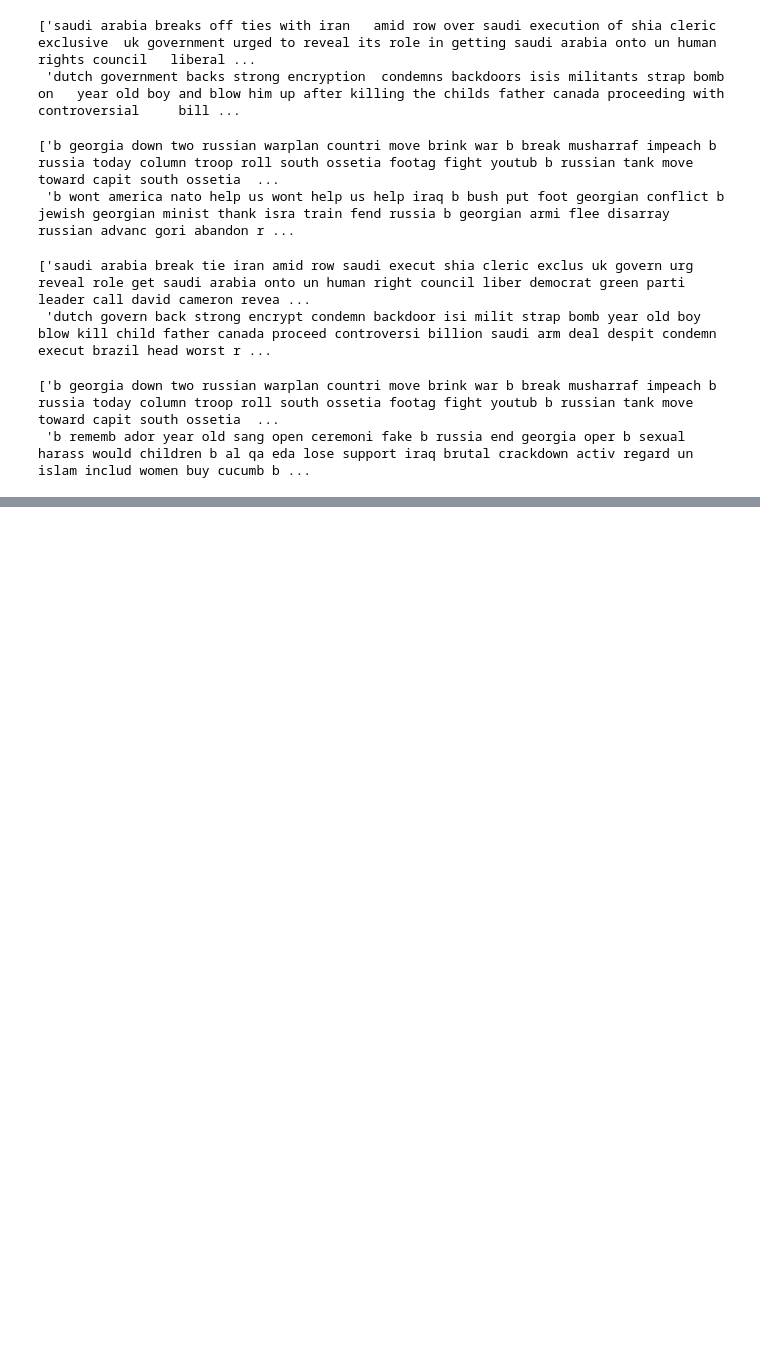
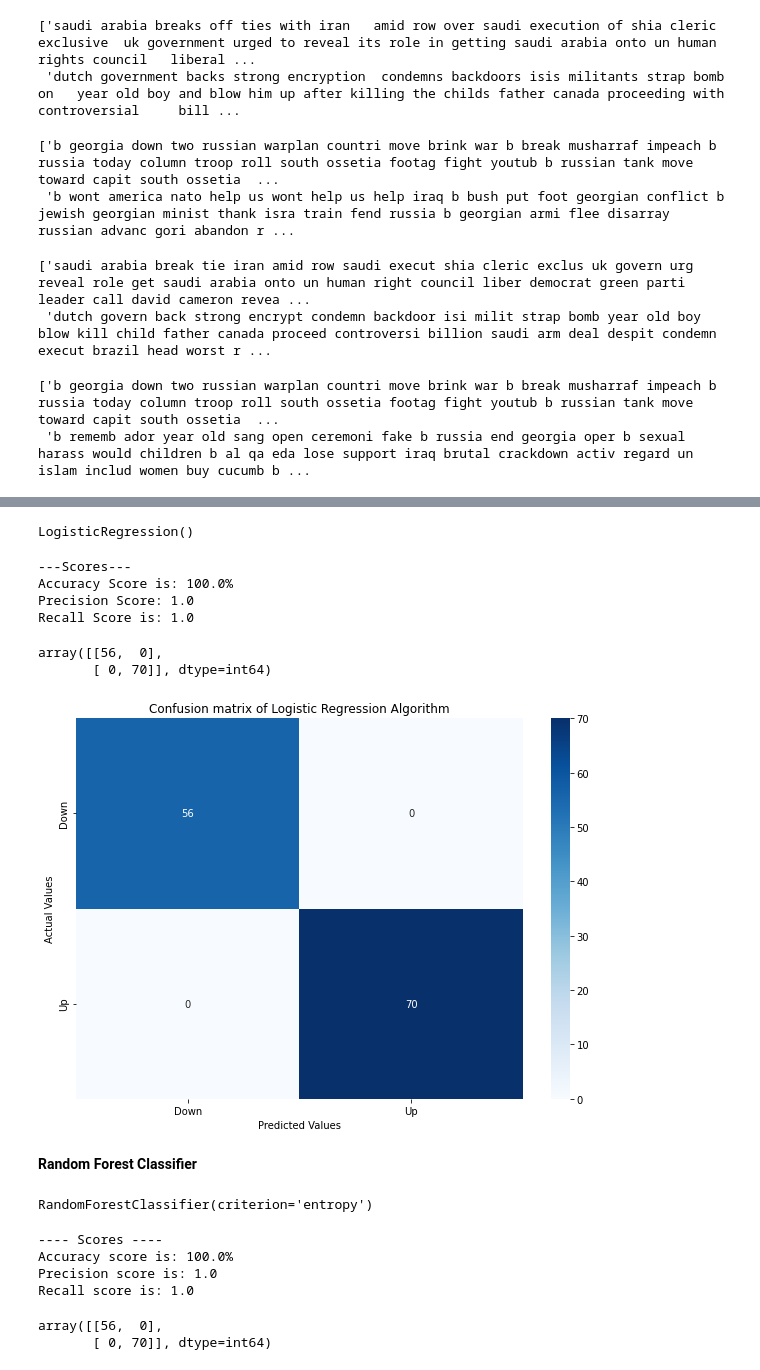
Before and after one commit to AdyChechani/Stock-Market-Prediction-Using-Sentiment-Analysis, a Jupyter notebook: sentiment-analysis.ipynb, the cells around one changed output, grey strips where cells are left out. Cells and saved outputs as stored; diff of their text form; code cells hidden in the pictures; blank space fills up the shorter version.

```diff
--- a/sentiment-analysis.ipynb
+++ b/sentiment-analysis.ipynb
@@ -262,0 +268,2 @@ plt.show()
+# %%
+X_test = cv.transform(test_corpus).toarray()
@@ -262,0 +274,50 @@ plt.show()
+# %%
+from sklearn.linear_model import LogisticRegression
+lr_classifier = LogisticRegression()
+lr_classifier.fit(X_train, y_train)
+# %% [output]
+LogisticRegression()
+# %%
+lr_y_pred = lr_classifier.predict(X_test)
+# %%
+# Accuracy, Precision and Recall
+from sklearn.metrics import accuracy_score, precision_score, recall_score
+score1 = accuracy_score(y_test, lr_y_pred)
+score2 = precision_score(y_test, lr_y_pred)
+score3 = recall_score(y_test, lr_y_pred)
+print("---Scores---")
+print("Accuracy Score is: {}%".format(round(score1*100, 2)))
+print("Precision Score: {}".format(round(score2, 2)))
+print("Recall Score is: {}".format(round(score3, 2)))
+# %% [output]
+---Scores---
+Accuracy Score is: 100.0%
+Precision Score: 1.0
+Recall Score is: 1.0
+# %%
+# Making the Confusion Matrix
+from sklearn.metrics import confusion_matrix
+lr_cm = confusion_matrix(y_test, lr_y_pred)
+# %%
+lr_cm
+# %% [output]
+array([[56,  0],
+       [ 0, 70]], dtype=int64)
+# %%
+# Plotting the confusion matrix
+plt.figure(figsize=(10, 7))
+sns.heatmap(data=lr_cm, annot=True, cmap='Blues', xticklabels=['Down', 'Up'], yticklabels=['Down', 'Up'])
+plt.xlabel('Predicted Values')
+plt.ylabel('Actual Values')
+plt.title('Confusion matrix of Logistic Regression Algorithm')
+plt.show()
+# %% [output]
+[figure, added]
+# %% [markdown]
+**Random Forest Classifier**
+# %%
+from sklearn.ensemble import RandomForestClassifier
+rf_classifier = RandomForestClassifier(n_estimators=100, criterion='entropy')
+rf_classifier.fit(X_train, y_train)
+# %% [output]
+RandomForestClassifier(criterion='entropy')
@@ -262,0 +326,14 @@ plt.show()
+# %%
+# Accuracy, Precision and Recall
+score1 = accuracy_score(y_test, rf_y_pred)
+score2 = precision_score(y_test, rf_y_pred)
+score3 = recall_score(y_test, rf_y_pred)
+print("---- Scores ----")
+print("Accuracy score is: {}%".format(round(score1*100,2)))
+print("Precision score is: {}".format(round(score2,2)))
+print("Recall score is: {}".format(round(score3,2)))
+# %% [output]
+---- Scores ----
+Accuracy score is: 100.0%
+Precision score is: 1.0
+Recall score is: 1.0
@@ -262,0 +343,5 @@ plt.show()
+# %%
+rf_cm
+# %% [output]
+array([[56,  0],
+       [ 0, 70]], dtype=int64)
```
Also changed, not shown: parts of 24 cells of this notebook.
